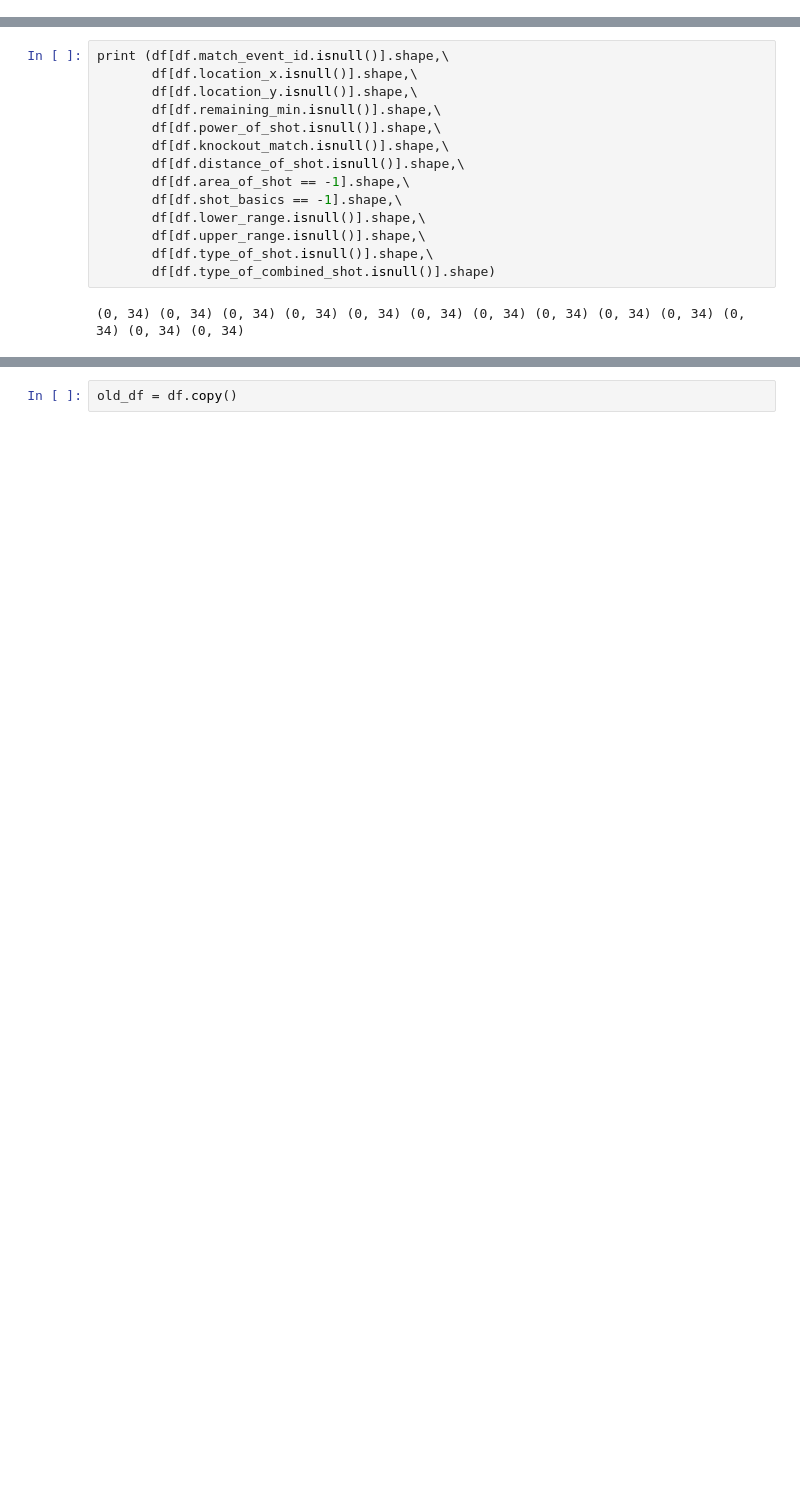
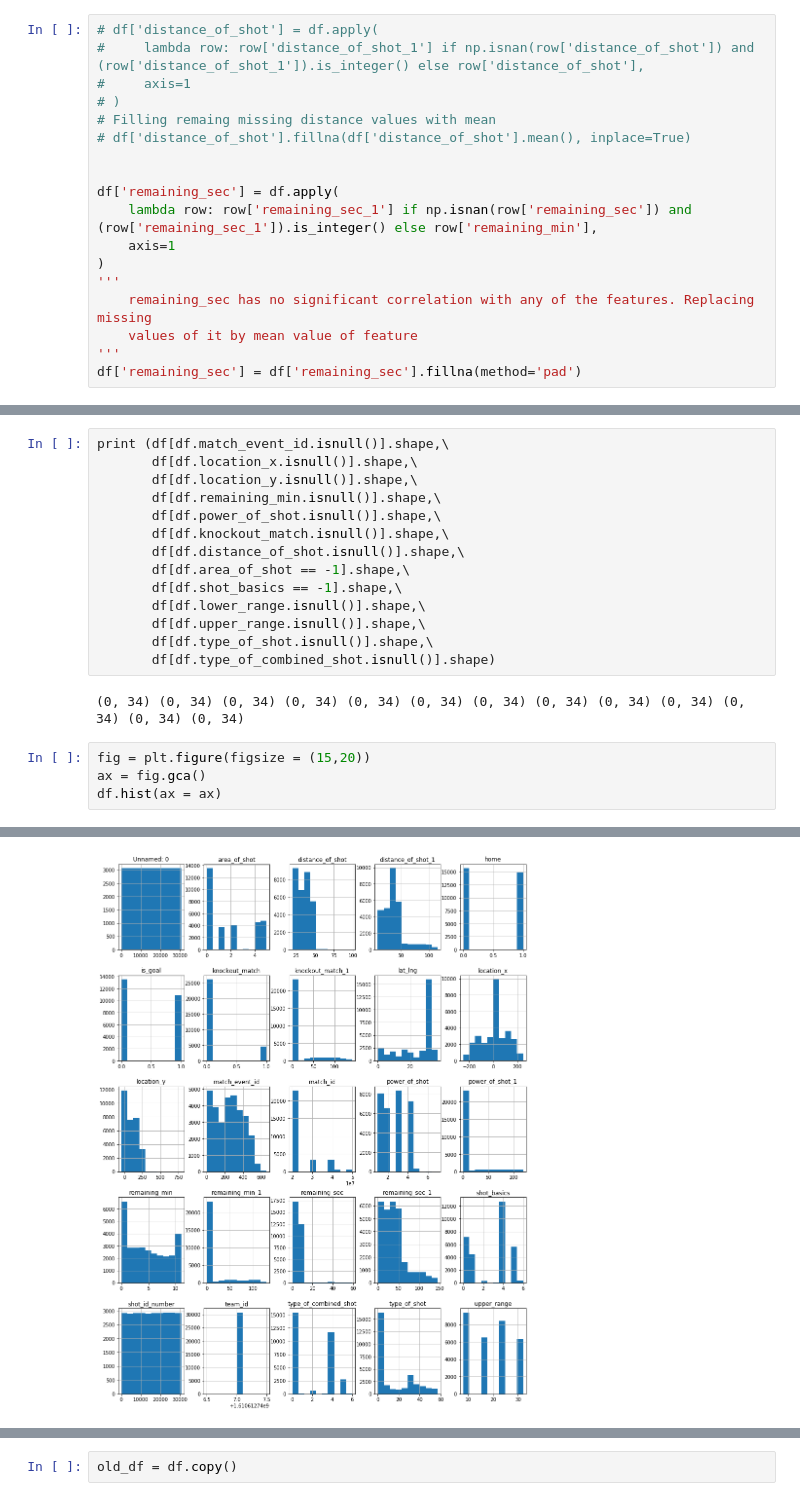
Before and after one commit to bhavi289/ZS, a Jupyter notebook: main.ipynb, the cells around one changed output, grey strips where cells are left out. Saved outputs shown, nothing was run; the diff lists cells and outputs as text; blank space fills up the shorter version.

```diff
--- a/main.ipynb
+++ b/main.ipynb
@@ -178,6 +178,24 @@ df['remaining_min'] = df.apply(
     values of it by mean value of feature
 '''
 df['remaining_min'] = df['remaining_min'].fillna(method='pad')
+# %%
+# df['distance_of_shot'] = df.apply(
+#     lambda row: row['distance_of_shot_1'] if np.isnan(row['distance_of_shot']) and (row['distance_of_shot_1']).is_integer() else row['distance_of_shot'],
+#     axis=1
+# )
+# Filling remaing missing distance values with mean
+# df['distance_of_shot'].fillna(df['distance_of_shot'].mean(), inplace=True)
+
+
+df['remaining_sec'] = df.apply(
+    lambda row: row['remaining_sec_1'] if np.isnan(row['remaining_sec']) and (row['remaining_sec_1']).is_integer() else row['remaining_min'],
+    axis=1
+)
+'''
+    remaining_sec has no significant correlation with any of the features. Replacing missing
+    values of it by mean value of feature
+'''
+df['remaining_sec'] = df['remaining_sec'].fillna(method='pad')
 # %%
 df[df.distance_of_shot.isnull()].shape
 # %% [output]
@@ -622,3 +638,8 @@ print (df[df.match_event_id.isnull()].shape,\
        df[df.type_of_combined_shot.isnull()].shape)
 # %% [output]
 (0, 34) (0, 34) (0, 34) (0, 34) (0, 34) (0, 34) (0, 34) (0, 34) (0, 34) (0, 34) (0, 34) (0, 34) (0, 34)
+# %%
+fig = plt.figure(figsize = (15,20))
+ax = fig.gca()
+df.hist(ax = ax)
+# %% [output]
@@ -624,0 +663 @@ print (df[df.match_event_id.isnull()].shape,\
+[figure, added]
```
Also changed, not shown: parts of 26 cells of this notebook, 14 other files.
